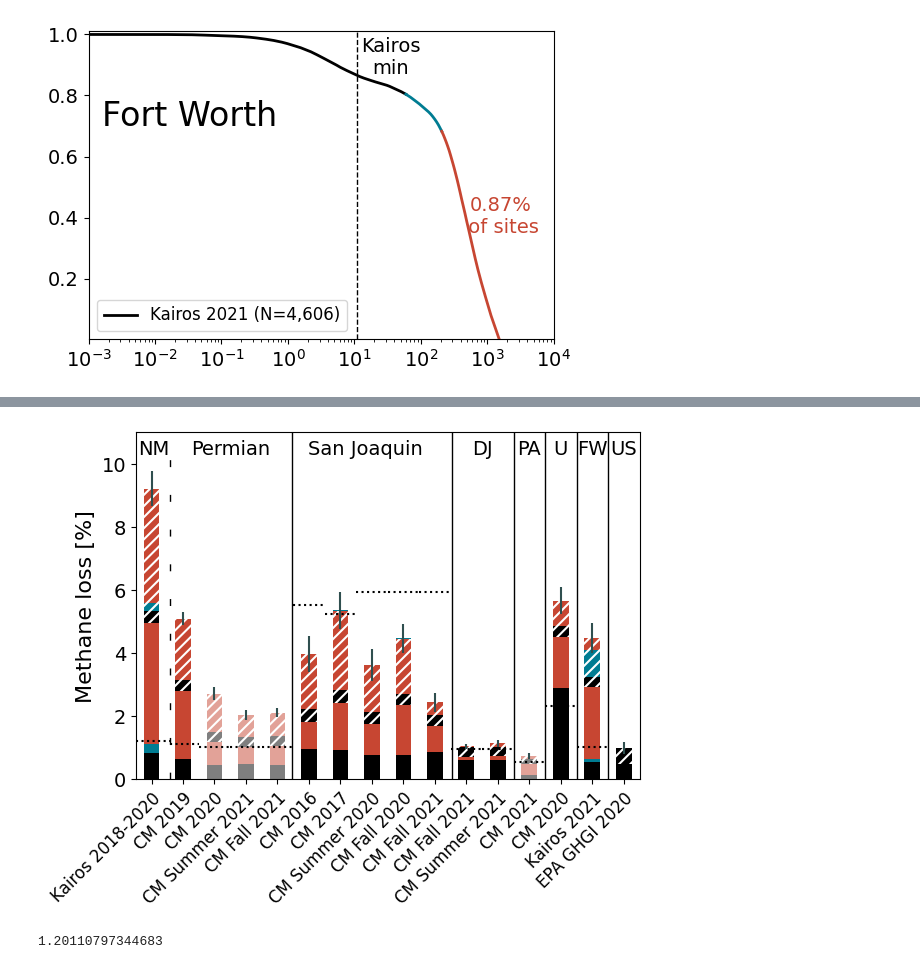
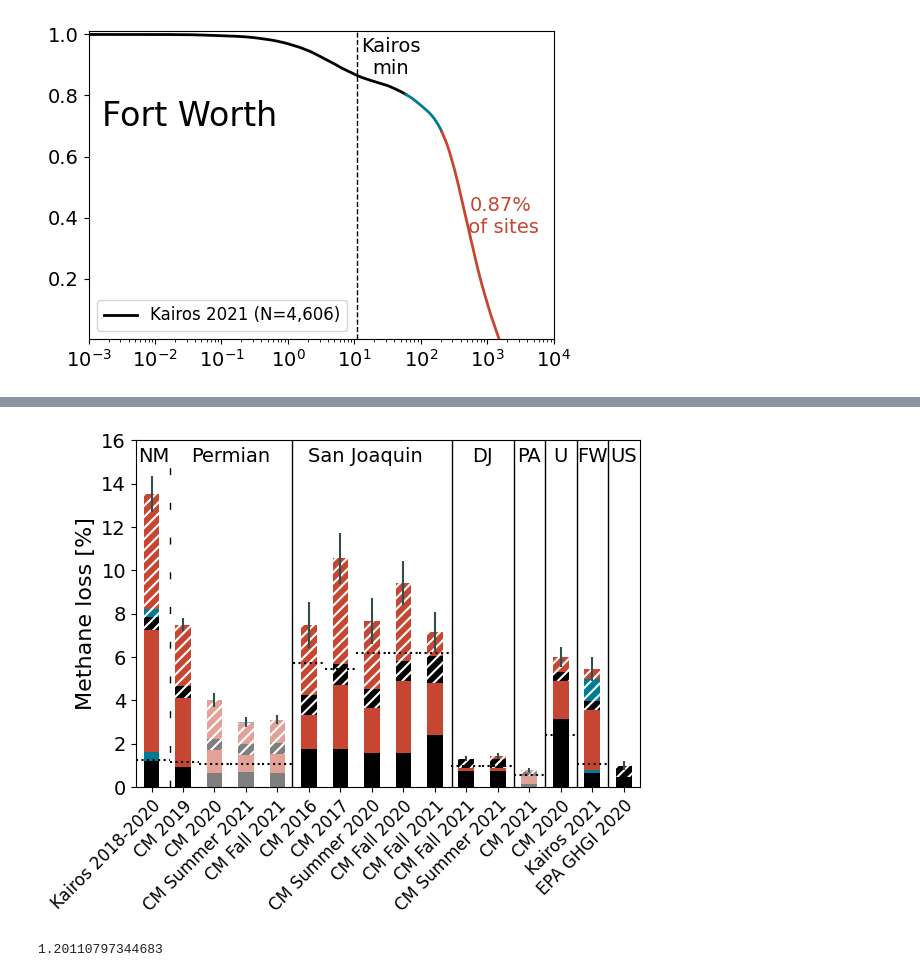
Before and after one commit to esherwin/MethaneDistributions, a Jupyter notebook: DistributionsMain.ipynb, the cells around one changed output, grey strips where cells are left out. Drawn from its saved outputs; the diff is of its cells as text; code cells hidden in the pictures.

Commit message:
Final figures and code for Nature submission.

```diff
--- a/DistributionsMain.ipynb
+++ b/DistributionsMain.ipynb
@@ -399,4 +545,5 @@ plt.savefig('Figures/Fort Worth distribution 20221111.pdf', format='pdf', bbox_i
 # %%
+# Fractional loss by campaign assuming GHGRP composition
 
 ax = plt.gca()
 campaigns_to_include = ["Kairos_Permian", "Permian_2019", "Permian_2020", "Permian_fall2021",
@@ -410,7 +557,7 @@ comprehensive_campaign = ["Kairos_Permian", "Permian_2019", "San_Joaquin_2016",
 high_productivity_campaign = ["Permian_2020", "Permian_fall2021",
                         "Permian_summer2021", "Pennsylvania_2021"]
 
-surveyStats_to_include = surveyStats.loc[campaigns_to_include]
+surveyStats_to_include = surveyStatsGHGRPGasComp.loc[campaigns_to_include]
 
 # fractionalLossDF = surveyStats_to_include.loc[:, ["Methane fractional loss simulation", "Methane fractional loss partial", "Methane fractional loss aerial", "High prod", 'FracLossP2.5', 'FracLossP97.5']]
 fractionalLossDF = surveyStats_to_include.loc[:, ["Methane fractional loss simulation", "Methane fractional loss partial", "Methane fractional loss aerial", "FracLossMidGHGI", "FracLossMidPartial", "FracLossMid", 'FracLossP2.5', 'FracLossP97.5']]
@@ -455,11 +602,11 @@ plt.rcParams['hatch.color'] = 'white'
 
 plt.xlabel('')
 # plt.ylim(0, 6)
-plt.ylim(0, 11)
+plt.ylim(0, 16)
 # fractionalLossPlot.set_xticklabels(fractionalLossPlot.get_xticklabels(), fontsize=14, rotation=45, horizontalalignment='right', rotation_mode='anchor')
 fractionalLossPlot.set_xticklabels(['Kairos 2018-2020', 'CM 2019', 'CM 2020', 'CM Summer 2021', 'CM Fall 2021', 'CM 2016', 'CM 2017', 'CM Summer 2020', 'CM Fall 2020', 'CM Fall 2021', 'CM Fall 2021', 'CM Summer 2021', 'CM 2021', 'CM 2020', 'Kairos 2021', 'EPA GHGI 2020'], fontsize=12, rotation=45, horizontalalignment='right', rotation_mode='anchor')
 # letterheight = 5.6
-letterheight = 10.3
+letterheight = 15
 plt.text(0.07, letterheight, 'NM', fontsize=14, color='black', rotation=0, ha='center') # -63
 plt.text(2.5, letterheight, 'Permian', fontsize=14, color='black', rotation=0, ha='center') # -63
 plt.text(6.8, letterheight, 'San Joaquin', fontsize=14, color='black', rotation=0, ha='center') # -70
@@ -487,53 +634,35 @@ plt.hlines(surveyStats.loc['Permian_2020', 'State GHGI']*100,
            1.5, 2.5, color=colors[0], linestyles='dotted')
 plt.hlines(surveyStats.loc['Permian_fall2021', 'State GHGI']*100,
            2.5, 3.5, color=colors[0], linestyles='dotted')
 plt.hlines(surveyStats.loc['Permian_summer2021', 'State GHGI']*100,
            3.5, 4.5, color=colors[0], linestyles='dotted')
 plt.hlines(surveyStats.loc['San_Joaquin_2016', 'State GHGI']*100,
            4.5, 5.5, color=colors[0], linestyles='dotted')
 plt.hlines(surveyStats.loc['San_Joaquin_2017', 'State GHGI']*100,
            5.5, 6.5, color=colors[0], linestyles='dotted')
 plt.hlines(surveyStats.loc['San_Joaquin_summer2020', 'State GHGI']*100,
            6.5, 7.5, color=colors[0], linestyles='dotted')
 plt.hlines(surveyStats.loc['San_Joaquin_fall2020', 'State GHGI']*100,
            7.5, 8.5, color=colors[0], linestyles='dotted')
 plt.hlines(surveyStats.loc['San_Joaquin_fall2021', 'State GHGI']*100,
            8.5, 9.5, color=colors[0], linestyles='dotted')
 plt.hlines(surveyStats.loc['Denver_summer2021', 'State GHGI']*100,
            9.5, 10.5, color=colors[0], linestyles='dotted')
 plt.hlines(surveyStats.loc['Denver_fall2021', 'State GHGI']*100,
            10.5, 11.5, color=colors[0], linestyles='dotted')
 plt.hlines(surveyStats.loc["Pennsylvania_2021", 'State GHGI']*100,
            11.5, 12.5, color=colors[0], linestyles='dotted')
 plt.hlines(surveyStats.loc["Uinta_2020", 'State GHGI']*100,
            12.5, 13.5, color=colors[0], linestyles='dotted')
 plt.hlines(surveyStats.loc["Fort_Worth_2021", 'State GHGI']*100,
            13.5, 14.5, color=colors[0], linestyles='dotted')
-# plt.hlines(np.min(surveyStats.loc[['Permian_2019', 'Permian_2020', 'Permian_fall2021',
-#                                    'Permian_summer2021'], 'State GHGI'])*100,
-#            0.6, 4.45, color=colors[0], linestyles='dotted')
-# plt.hlines(np.max(surveyStats.loc[['Permian_2019', 'Permian_2020', 'Permian_fall2021',
-#                                    'Permian_summer2021'], 'State GHGI'])*100,
-#            0.6, 4.45, color=colors[0], linestyles='dotted')
-# plt.hlines(np.min(surveyStats.loc[["San_Joaquin_2016", "San_Joaquin_2017", "San_Joaquin_fall2020",
-#                         "San_Joaquin_summer2020", "San_Joaquin_fall2021"], 'State GHGI'])*100,
-#            4.45, 9.55, color=colors[0], linestyles='dotted')
-# plt.hlines(np.max(surveyStats.loc[["San_Joaquin_2016", "San_Joaquin_2017", "San_Joaquin_fall2020",
-#                         "San_Joaquin_summer2020", "San_Joaquin_fall2021"], 'State GHGI'])*100,
-#            4.45, 9.55, color=colors[0], linestyles='dotted')
-# plt.hlines(np.min(surveyStats.loc[["Denver_summer2021", "Denver_fall2021"], 'State GHGI'])*100,
-#            9.55, 11.5, color=colors[0], linestyles='dotted')
-# plt.hlines(np.max(surveyStats.loc[["Denver_summer2021", "Denver_fall2021"], 'State GHGI'])*100,
-#            9.55, 11.5, color=colors[0], linestyles='dotted')
 plt.legend([])
 fractionalLossPlot.get_legend().remove()
 plt.rcParams["figure.figsize"] = 6.5, 4.5 # 5.75,4.5
-plt.savefig('Figures/Loss rates 20221111.pdf', format='pdf', bbox_inches="tight")
-# plt.savefig('Figures/Loss rates by visit 20221018.pdf', format='pdf', bbox_inches="tight")
-# plt.savefig('Figures/Loss rates no strat 20220919.pdf', format='pdf', bbox_inches="tight")
+plt.savefig('Figures/Loss rates GHGRP gas comp 20221205.pdf', format='pdf', bbox_inches="tight")
 # plt.show()
 # %% [output]
-[figure, old version]
+[figure, new version]
 # %%
 surveyStats.loc['Kairos_Permian', 'State GHGI']*100
 # %% [output]
```
Also changed, not shown: parts of 10 cells of this notebook.
